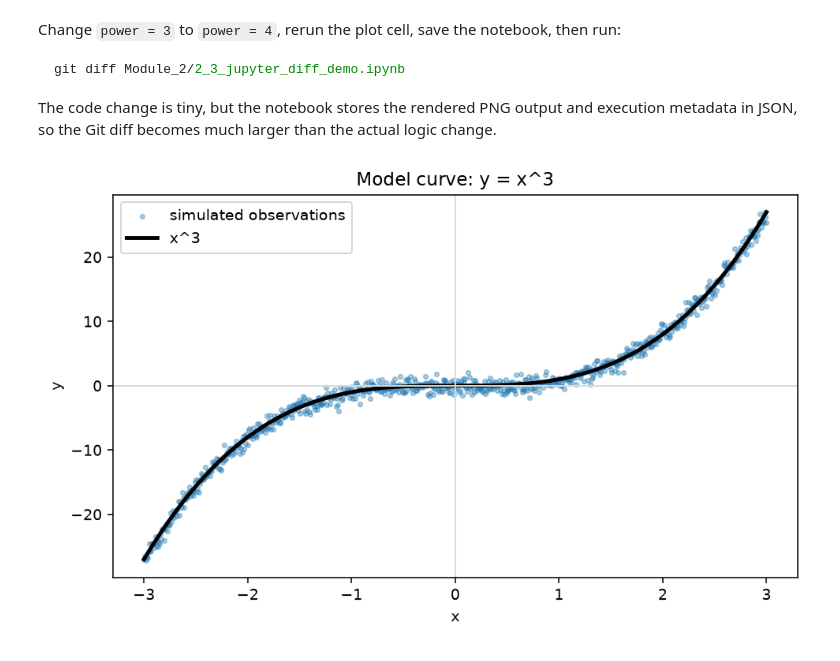
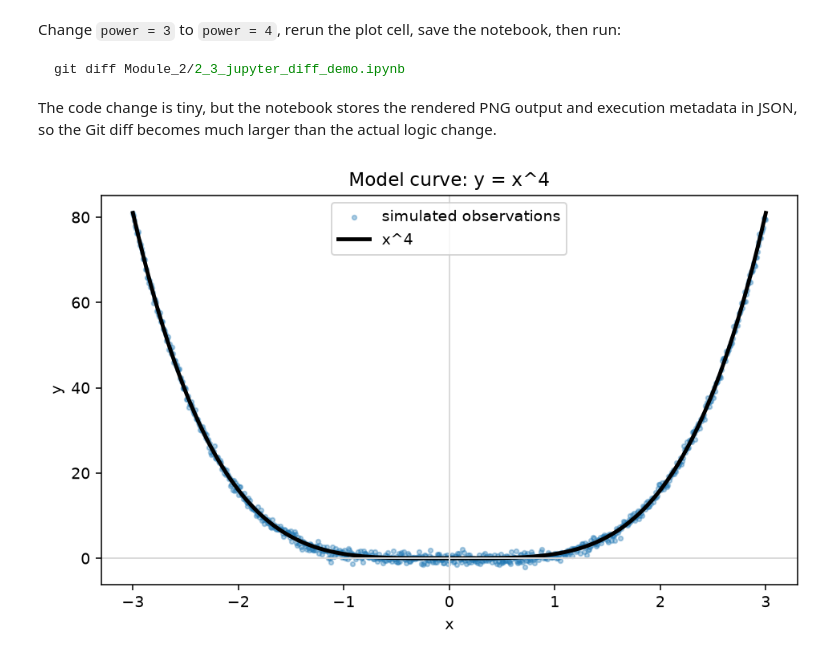
Before and after one commit to parulnith/marimo-course-prototype, a Jupyter notebook: course/notebooks/module-2/2_3_jupyter_diff_demo.ipynb, the cells around one changed output. Cells and saved outputs as stored; diff of their text form; code cells hidden in the pictures.

```diff
--- a/course/notebooks/module-2/2_3_jupyter_diff_demo.ipynb
+++ b/course/notebooks/module-2/2_3_jupyter_diff_demo.ipynb
@@ -16,22 +16,22 @@ git diff Module_2/2_3_jupyter_diff_demo.ipynb
 
 The code change is tiny, but the notebook stores the rendered PNG output and execution metadata in JSON, so the Git diff becomes much larger than the actual logic change.
 # %%
-power = 3
+power = 4
 
 rng = np.random.default_rng(7)
 x = np.linspace(-3, 3, 800)
 curve = x**power
 noisy_curve = curve + rng.normal(scale=0.8, size=x.size)
 
 fig, ax = plt.subplots(figsize=(8, 4.5), dpi=140)
 ax.scatter(x, noisy_curve, s=8, alpha=0.35, label="simulated observations")
 ax.plot(x, curve, color="black", linewidth=2.5, label=f"x^{power}")
 ax.axhline(0, color="0.85", linewidth=1)
 ax.axvline(0, color="0.85", linewidth=1)
 ax.set_title(f"Model curve: y = x^{power}")
 ax.set_xlabel("x")
 ax.set_ylabel("y")
 ax.legend()
 plt.show()
 # %% [output]
-[figure, old version]
+[figure, new version]
```
